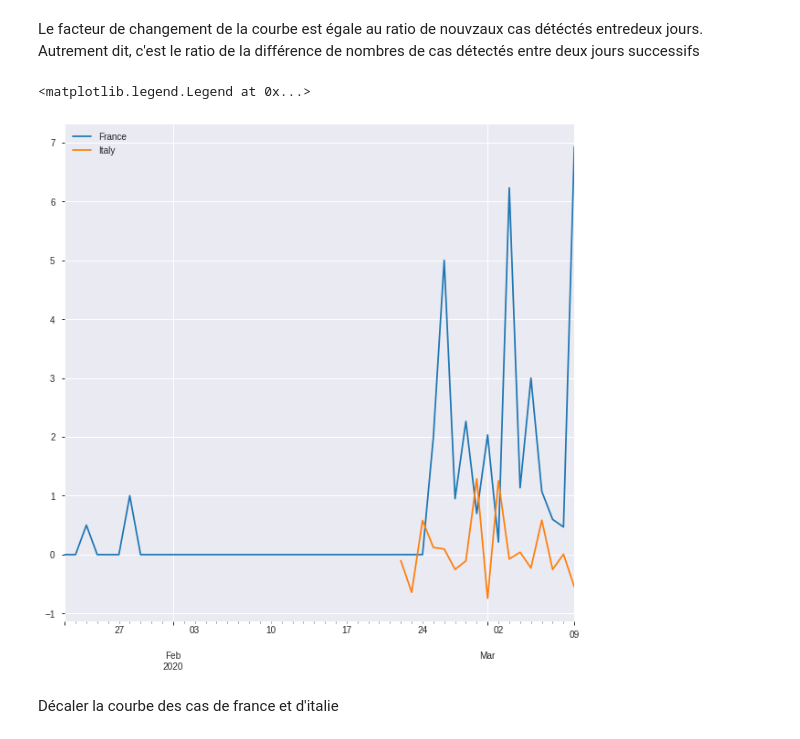
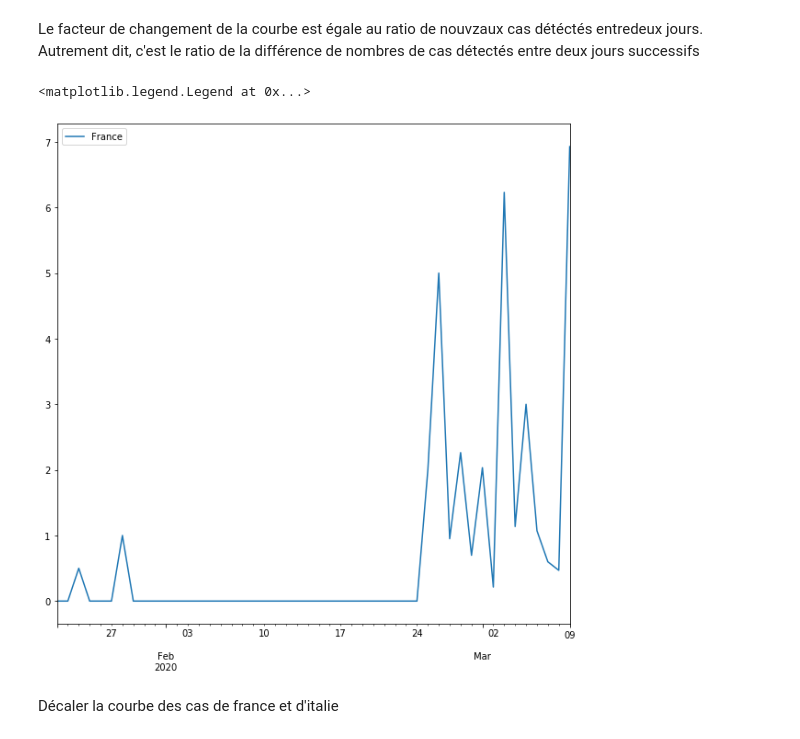
Before and after one commit to AmineDiro/Prediction-COVID19-France-, a Jupyter notebook: EDA.ipynb, the cells around one changed output. Saved outputs shown, nothing was run; the diff lists cells and outputs as text; code cells hidden in the pictures.

```diff
--- a/EDA.ipynb
+++ b/EDA.ipynb
@@ -96,15 +101,15 @@ def growth(serie):
 # %%
 fig = plt.figure(figsize=(10, 10))
 
 growth(f_confirmed).plot(label="France")
-growth(i_confirmed).pct_change().plot(label='Italy')
+#growth(i_confirmed).pct_change().plot(label='Italy')
 # growth(c_confirmed).pct_change().plot(label='China')
 #growth(sg_confirmed).pct_change().plot(label="Singapore")
 
 plt.legend(loc="upper left")
 # %% [output]
 <matplotlib.legend.Legend at 0x...>
-[figure, old version]
+[figure, new version]
 # %% [markdown]
 Décaler la courbe des cas de france et d'italie
 # %%
```
Also changed, not shown: parts of 18 cells of this notebook.
